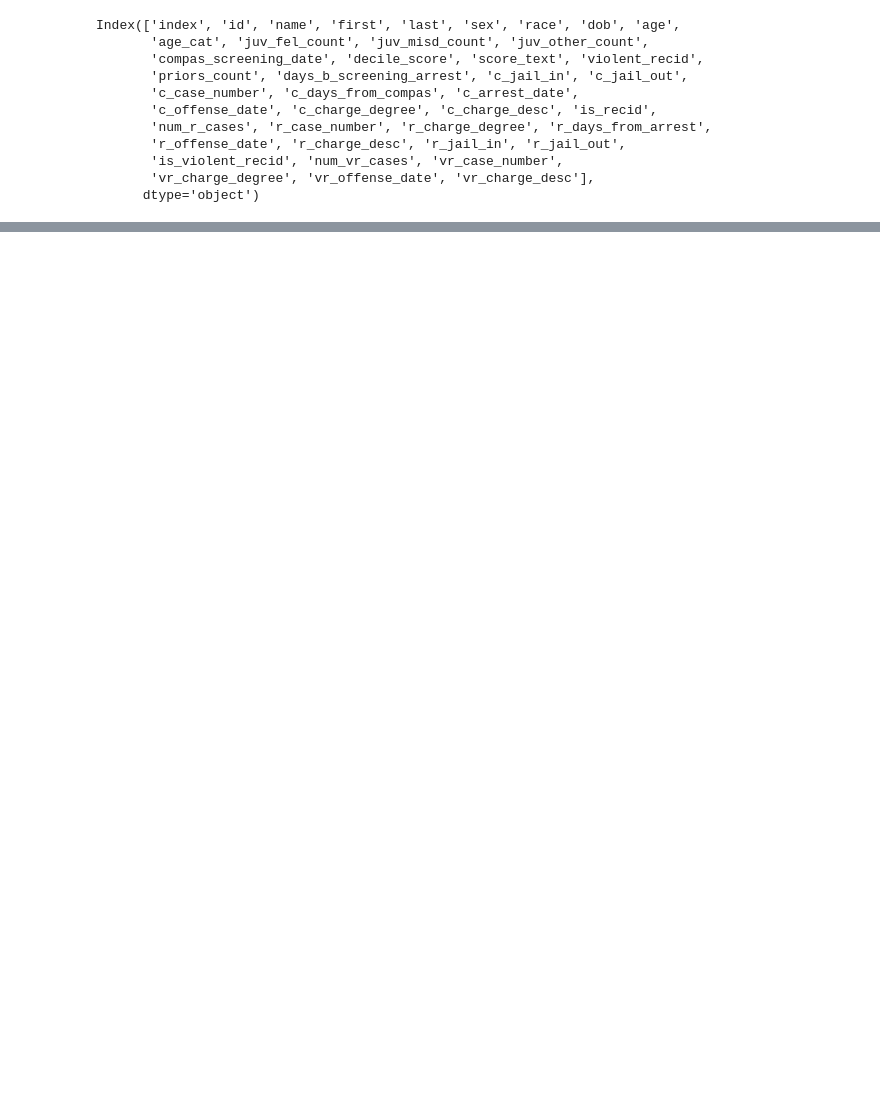
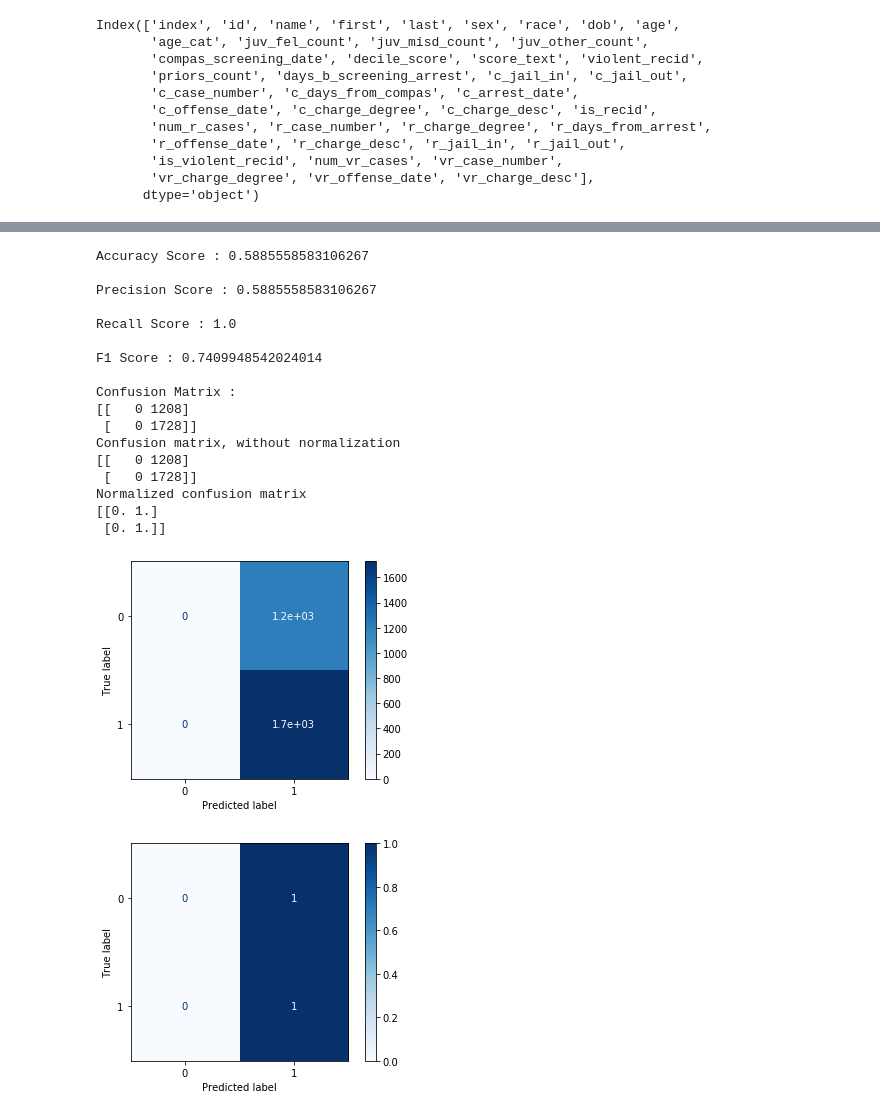
Before and after one commit to mbalestra/DecisionPrediction, a Jupyter notebook: Prelim_Analysis.ipynb, the cells around one changed output, grey strips where cells are left out. Saved outputs shown, nothing was run; the diff lists cells and outputs as text; code cells hidden in the pictures; blank space fills up the shorter version.

```diff
--- a/Prelim_Analysis.ipynb
+++ b/Prelim_Analysis.ipynb
@@ -108,0 +158,51 @@ Normalized confusion matrix
+# %%
+# next, we'll do a really simple logistic regression where the IV is simply the compas decile_score
+
+logit_classify = LogisticRegression().fit(X_train,y_train)
+logit_y_pred = logit_classify.predict(X_test)
+
+# Model Evaluation metrics
+
+print('Accuracy Score : ' + str(accuracy_score(y_test,logit_y_pred)))
+print()
+print('Precision Score : ' + str(precision_score(y_test,logit_y_pred)))
+print()
+print('Recall Score : ' + str(recall_score(y_test,logit_y_pred)))
+print()
+print('F1 Score : ' + str(f1_score(y_test,logit_y_pred)))
+print()
+
+#Logistic Regression Classifier Confusion matrix & plot
+print('Confusion Matrix : \n' + str(confusion_matrix(y_test,logit_y_pred)))
+
+titles_options = [("Confusion matrix, without normalization", None),
+                  ("Normalized confusion matrix", 'true')]
+for title, normalize in titles_options:
+    logit_disp = plot_confusion_matrix(logit_classify, X_test, y_test,
+                                 display_labels=class_names,
+                                 cmap=plt.cm.Blues,
+                                 normalize=normalize)
+    disp.ax_.set_title(title)
+
+    print(title)
+    print(logit_disp.confusion_matrix)
+# %% [output]
+Accuracy Score : 0.5885558583106267
+
+Precision Score : 0.5885558583106267
+
+Recall Score : 1.0
+
+F1 Score : 0.7409948542024014
+
+Confusion Matrix :
+[[   0 1208]
+ [   0 1728]]
+Confusion matrix, without normalization
+[[   0 1208]
+ [   0 1728]]
+Normalized confusion matrix
+[[0. 1.]
+ [0. 1.]]
+[figure, added]
+[figure, added]
```
Also changed, not shown: parts of 9 cells of this notebook.
